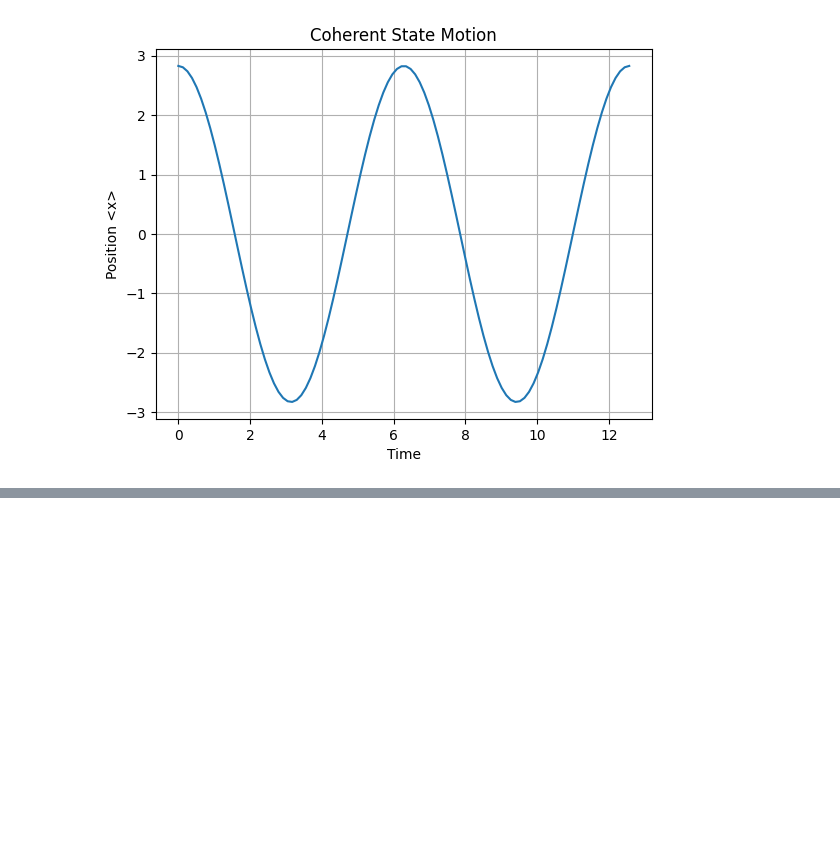
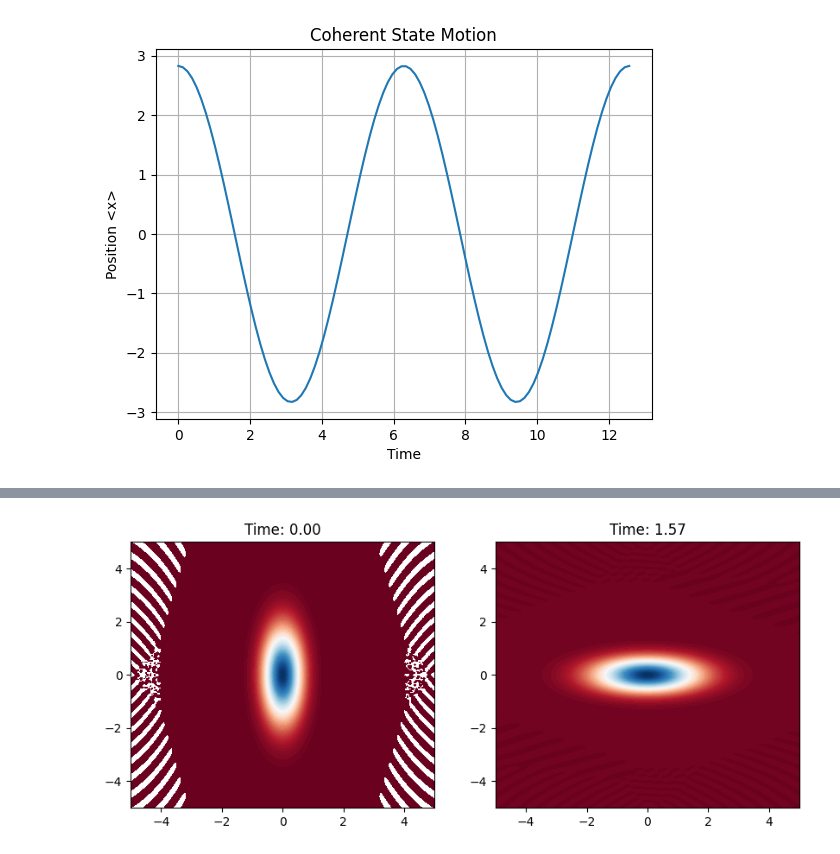
Before and after one commit to Iterium-bit/Qutip, a Jupyter notebook: 02_Unitary_Dynamics.ipynb, the cells around one changed output, grey strips where cells are left out. Drawn from its saved outputs; the diff is of its cells as text; code cells hidden in the pictures; blank space fills up the shorter version.

```diff
--- a/02_Unitary_Dynamics.ipynb
+++ b/02_Unitary_Dynamics.ipynb
@@ -405,0 +640,19 @@ plt.show()
+# %%
+N = 100
+r = 0.5
+H = num(N)
+psi0 = squeeze(N,r)*basis(N,0)
+xvec = np.linspace(-5,5,100)
+times = [0,np.pi/2]
+W_fun = wigner(psi,xvec,xvec)
+result = mesolve(H,psi0,times,[],[])
+xvec = np.linspace(-5, 5, 200)
+fig, axes = plt.subplots(1, 2, figsize=(10, 4))
+for i, ax in enumerate(axes):
+    W = wigner(result.states[i], xvec, xvec)
+    ax.contourf(xvec, xvec, W, 100, cmap='RdBu')
+    ax.set_title(f"Time: {times[i]:.2f}")
+
+plt.show()
+# %% [output]
+[figure, added]
```
Also changed, not shown: parts of 13 cells of this notebook, 1 other file.
